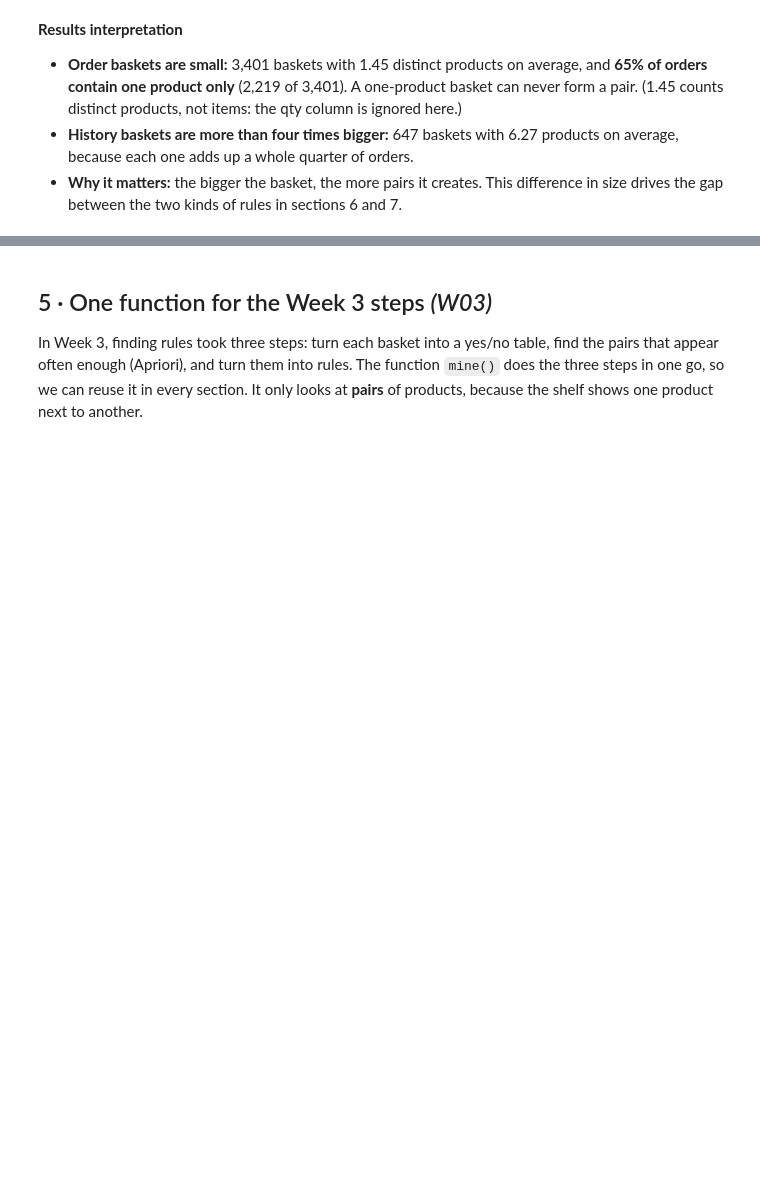
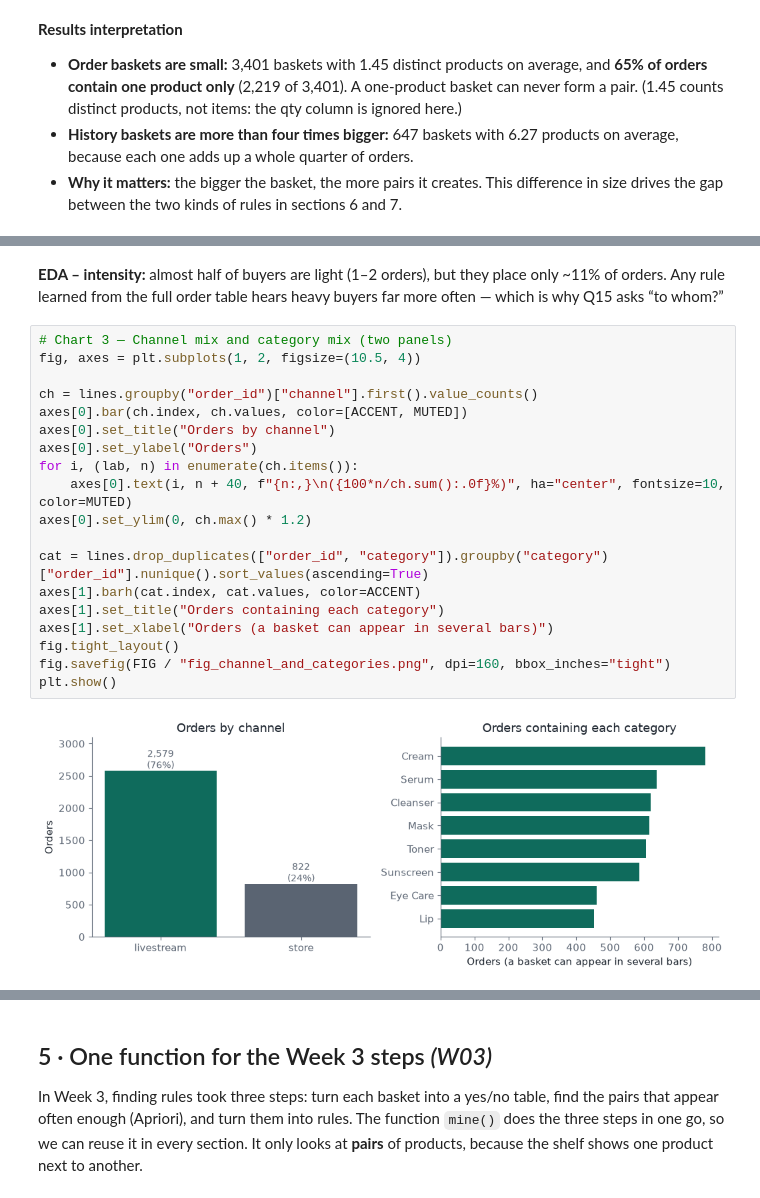
Before and after one commit to N1Rizhka/New-Media-Technology-and-Analytics---Final-Project, a Jupyter notebook: Q15_shelf_association_rules.ipynb, the cells around one changed output, grey strips where cells are left out. Cells and saved outputs as stored; diff of their text form; blank space fills up the shorter version.

```diff
--- a/Q15_shelf_association_rules.ipynb
+++ b/Q15_shelf_association_rules.ipynb
@@ -234,0 +306,23 @@ products per order: {1: 2219, 2: 850, 3: 332}
+# %% [markdown]
+**EDA – intensity:** almost half of buyers are light (1–2 orders), but they place only ~11% of orders. Any rule learned from the full order table hears heavy buyers far more often — which is why Q15 asks “to whom?”
+# %%
+# Chart 3 — Channel mix and category mix (two panels)
+fig, axes = plt.subplots(1, 2, figsize=(10.5, 4))
+
+ch = lines.groupby("order_id")["channel"].first().value_counts()
+axes[0].bar(ch.index, ch.values, color=[ACCENT, MUTED])
+axes[0].set_title("Orders by channel")
+axes[0].set_ylabel("Orders")
+for i, (lab, n) in enumerate(ch.items()):
+    axes[0].text(i, n + 40, f"{n:,}\n({100*n/ch.sum():.0f}%)", ha="center", fontsize=10, color=MUTED)
+axes[0].set_ylim(0, ch.max() * 1.2)
+
+cat = lines.drop_duplicates(["order_id", "category"]).groupby("category")["order_id"].nunique().sort_values(ascending=True)
+axes[1].barh(cat.index, cat.values, color=ACCENT)
+axes[1].set_title("Orders containing each category")
+axes[1].set_xlabel("Orders (a basket can appear in several bars)")
+fig.tight_layout()
+fig.savefig(FIG / "fig_channel_and_categories.png", dpi=160, bbox_inches="tight")
+plt.show()
+# %% [output]
+[figure, added]
```
Also changed, not shown: parts of 26 cells of this notebook, 18 other files.
